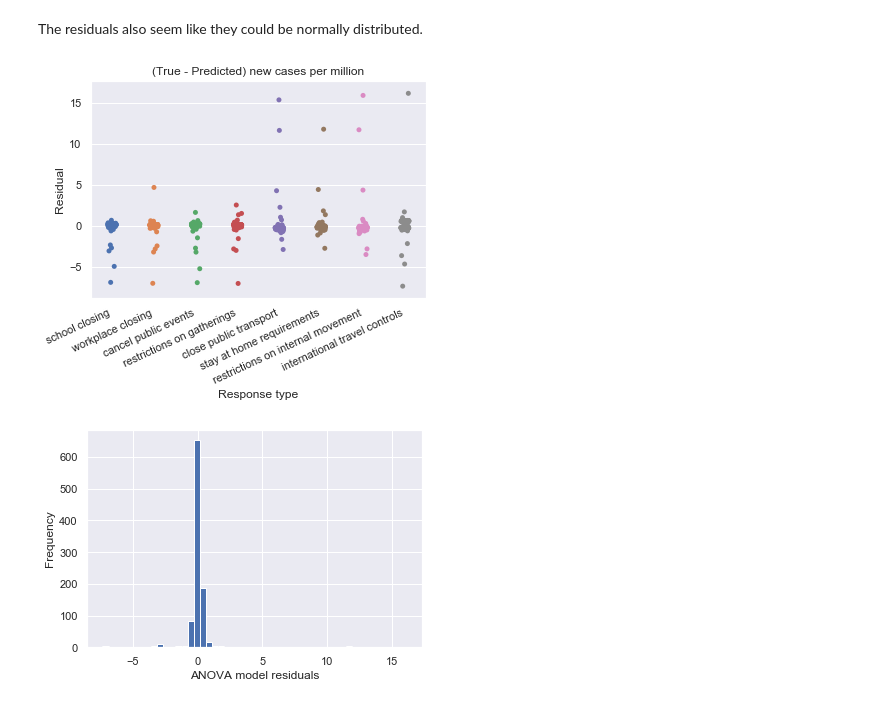
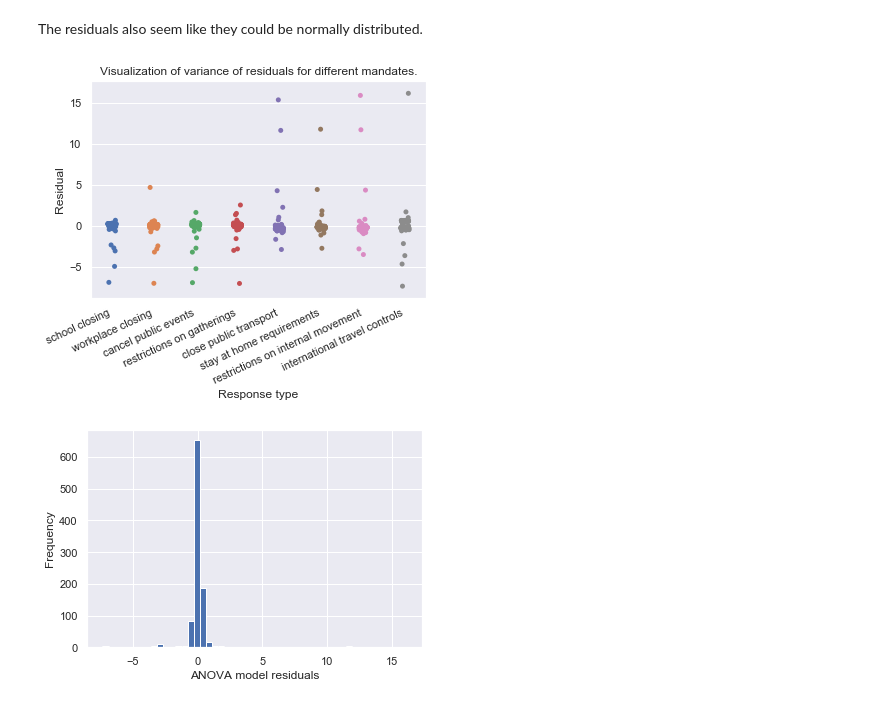
Before and after one commit to mgudorf/datsci, a Jupyter notebook: capstone2/COVID19_eda.ipynb, the cells around one changed output. Drawn from its saved outputs; the diff is of its cells as text; code cells hidden in the pictures.

```diff
--- a/capstone2/COVID19_eda.ipynb
+++ b/capstone2/COVID19_eda.ipynb
@@ -1035,20 +1034,20 @@ The residuals also seem like they could be normally distributed.
 # %%
 residual_df = (pd.DataFrame(before_after.values.reshape(before_after.unstack().shape)
                             -model.predict().reshape(before_after.unstack().shape)))
 residual_df.columns = before_after.unstack().columns
 residual_df.index = before_after.unstack().index
 residual_df= residual_df.stack().reset_index(level=1)
 residual_df.columns = ['Response type', 'residual']
 
 ax = sns.stripplot(data=residual_df, x='Response type', y='residual')
 plt.xticks(rotation=25)
 loc, _ = plt.xticks()
 plt.xticks([0,1,2,3,4,5,6,7], government_responses_labels,ha='right')
 plt.ylabel('Residual')
-plt.title('(True - Predicted) new cases per million')
+plt.title('Visualization of variance of residuals for different mandates.')
 plt.savefig('anova_variance.jpg', bbox_inches='tight')
 # %% [output]
-[figure, old version]
+[figure, new version]
 # %%
 anova_model_residuals = before_after.values - model.predict()
 _ = plt.hist(anova_model_residuals, bins=50)
```
Also changed, not shown: parts of 7 cells of this notebook, 3 other files.
